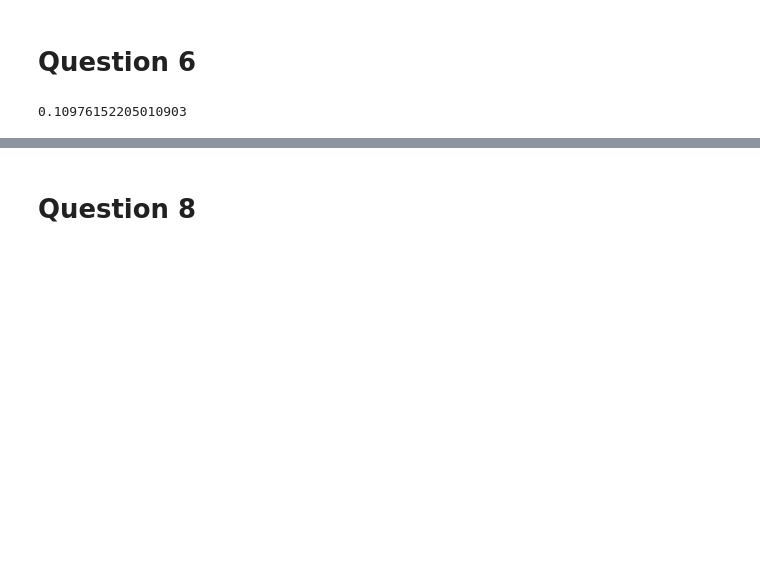
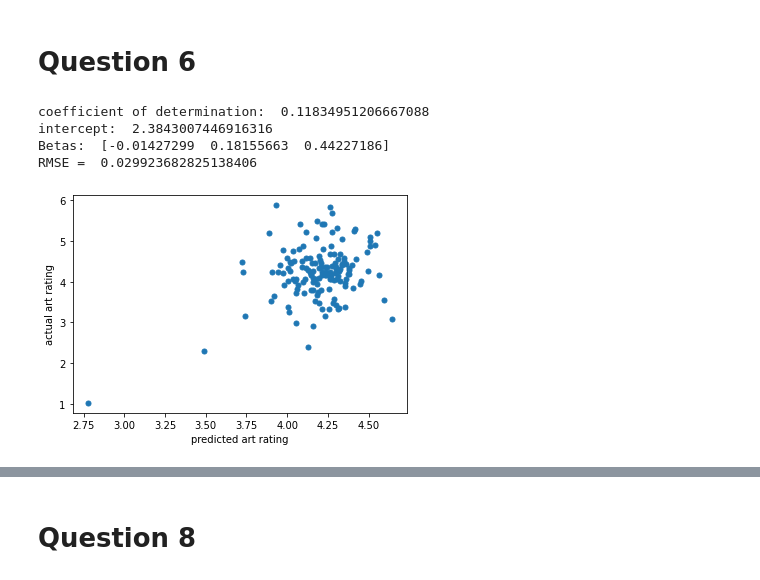
Before and after one commit to 0vv0xtt/0vv0xtt, a Jupyter notebook: DS_Capstone.ipynb, the cells around one changed output, grey strips where cells are left out. Drawn from its saved outputs; the diff is of its cells as text; code cells hidden in the pictures; blank space fills up the shorter version.

```diff
--- a/DS_Capstone.ipynb
+++ b/DS_Capstone.ipynb
@@ -180,19 +235,42 @@ rho, p = spearmanr(energy1, rating2)
 # %%
 from sklearn import linear_model
 #data.loc[:,215], data.loc[:,216],data.loc[:,218]
-X = data.iloc[: , [215, 216, 218]].copy()
+X = data.iloc[: , [215, 216]].copy()
+X.rename(columns={215:"age"},inplace = True)
+X.rename(columns={216:"gender"},inplace = True)
 energy = data.iloc[:,91:182].mean(axis=1)
-energy = energy.to_frame()
+#energy = energy.to_frame()
 X['energy'] = energy
 X=X.fillna(0)
 Y = rating.mean(axis=1)
+x_train,x_test,y_train,y_test = train_test_split(X,Y, train_size = 0.5, test_size=0.5)
+
 reg = linear_model.LinearRegression()
-reg.fit(X, Y)
+reg.fit(x_train,y_train)
 Intercept=reg.intercept_
 Coefficients=reg.coef_
-Y_pred = LinearRegression().fit(X, Y).predict(X)
+yHat =Coefficients[0]*x_test.iloc[:,0]+Coefficients[1]*x_test.iloc[:,1]+Coefficients[2]*x_test.iloc[:,2]+Intercept
+#r_sq = regr.score(x_train, y_train)
 
+rmse = np.sqrt(np.mean(yHat-y_test)**2)
+plt.plot(yHat,y_test,'o',markersize=5)
+plt.xlabel('predicted art rating')
+plt.ylabel('actual art rating')
+plt.title('')
+
+SS_Residual = sum((yHat-y_test)**2)
+SS_Total = sum((y_test-np.mean(y_test))**2)
+r_squared = 1 - (float(SS_Residual))/SS_Total
+
+print("coefficient of determination: ", r_squared)
+print("intercept: ", Intercept)
+print("Betas: ",Coefficients)
+print("RMSE = ", rmse)
 #r = np.corrcoef(X,Y)
-reg.score(X, y)
+#reg.score(X, Y),Intercept,Coefficients
 # %% [output]
-0.10976152205010903
+coefficient of determination:  0.11834951206667088
+intercept:  2.3843007446916316
+Betas:  [-0.01427299  0.18155663  0.44227186]
+RMSE =  0.029923682825138406
+[figure, added]
```
Also changed, not shown: parts of 31 cells of this notebook.
